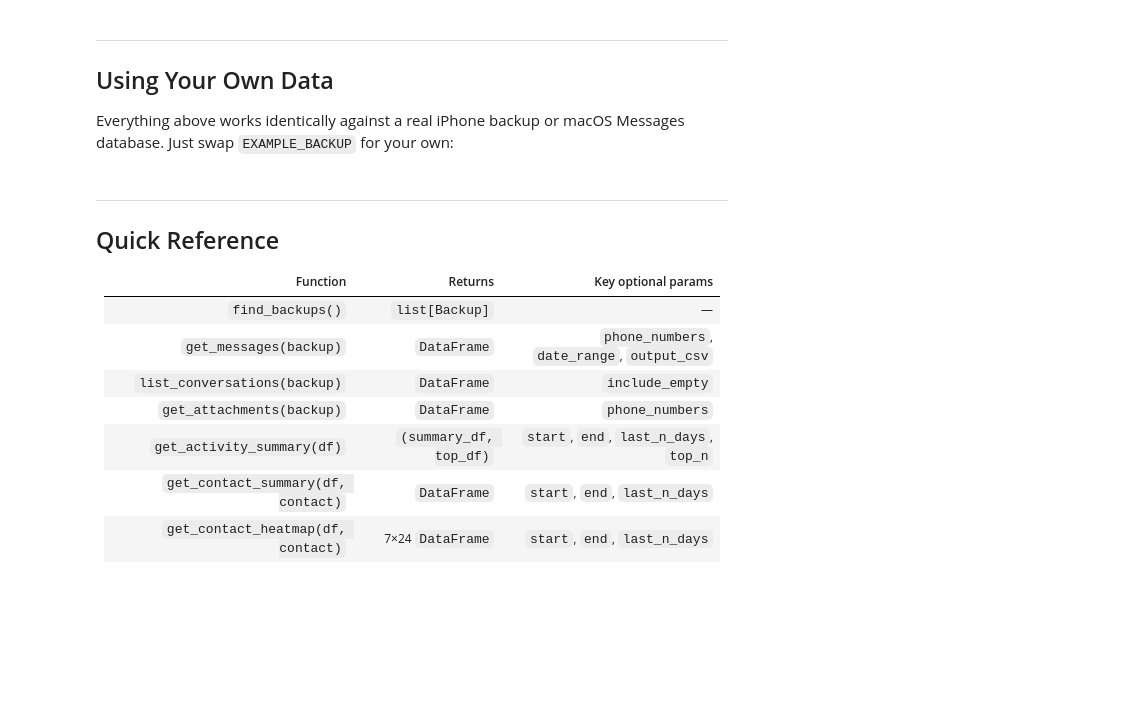
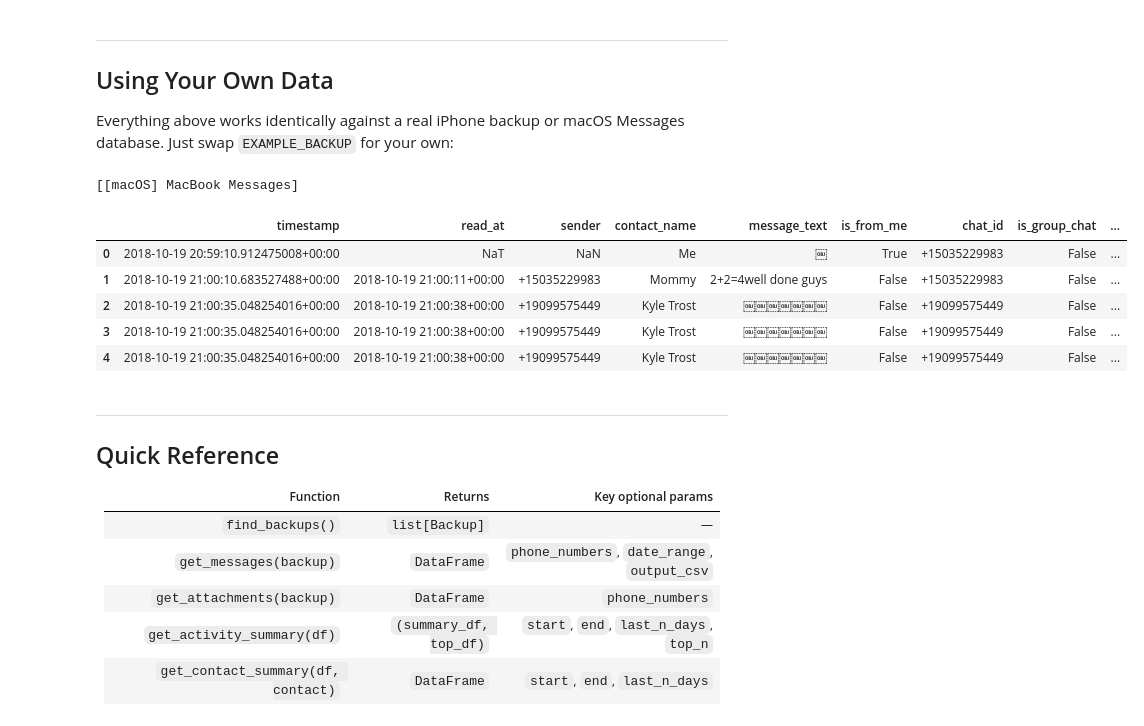
Before and after one commit to tuckertrost/PyMessage, a Jupyter notebook: walkthrough.ipynb, the cells around one changed output. Cells and saved outputs as stored; diff of their text form; code cells hidden in the pictures; blank space fills up the shorter version.

```diff
--- a/walkthrough.ipynb
+++ b/walkthrough.ipynb
@@ -331,12 +337,20 @@ Everything above works identically against a real iPhone backup or macOS Message
 # %%
 # Uncomment and run to use your real data:
 
-# from pymessage import find_backups, get_messages
-# backups = find_backups()
-# print(backups)          # pick the one you want
-#
-# df = get_messages(backups[0])
-# df.head()
+from pymessage import find_backups, get_messages
+backups = find_backups()
+print(backups)          # pick the one you want
+
+df = get_messages(backups[0])
+df.head()
+# %% [output]
+[[macOS] MacBook Messages]
+|  | timestamp | read_at | sender | contact_name | message_text | is_from_me | chat_id | is_group_chat | ... |
+| 0 | 2018-10-19 20:59:10.912475008+00:00 | NaT | NaN | Me | ￼ | True | +15035229983 | False | ... |
+| 1 | 2018-10-19 21:00:10.683527488+00:00 | 2018-10-19 21:00:11+00:00 | +15035229983 | Mommy | 2+2=4well done guys | False | +15035229983 | False | ... |
+| 2 | 2018-10-19 21:00:35.048254016+00:00 | 2018-10-19 21:00:38+00:00 | +19099575449 | Kyle Trost | ￼￼￼￼￼￼￼ | False | +19099575449 | False | ... |
+| 3 | 2018-10-19 21:00:35.048254016+00:00 | 2018-10-19 21:00:38+00:00 | +19099575449 | Kyle Trost | ￼￼￼￼￼￼￼ | False | +19099575449 | False | ... |
+| 4 | 2018-10-19 21:00:35.048254016+00:00 | 2018-10-19 21:00:38+00:00 | +19099575449 | Kyle Trost | ￼￼￼￼￼￼￼ | False | +19099575449 | False | ... |
 # %% [markdown]
 ---
 ## Quick Reference
@@ -345,8 +359,6 @@ Everything above works identically against a real iPhone backup or macOS Message
 |----------|---------|---------------------|
 | `find_backups()` | `list[Backup]` | — |
 | `get_messages(backup)` | `DataFrame` | `phone_numbers`, `date_range`, `output_csv` |
-| `list_conversations(backup)` | `DataFrame` | `include_empty` |
 | `get_attachments(backup)` | `DataFrame` | `phone_numbers` |
 | `get_activity_summary(df)` | `(summary_df, top_df)` | `start`, `end`, `last_n_days`, `top_n` |
 | `get_contact_summary(df, contact)` | `DataFrame` | `start`, `end`, `last_n_days` |
-| `get_contact_heatmap(df, contact)` | 7×24 `DataFrame` | `start`, `end`, `last_n_days` |
```
Also changed, not shown: parts of 40 cells of this notebook.
